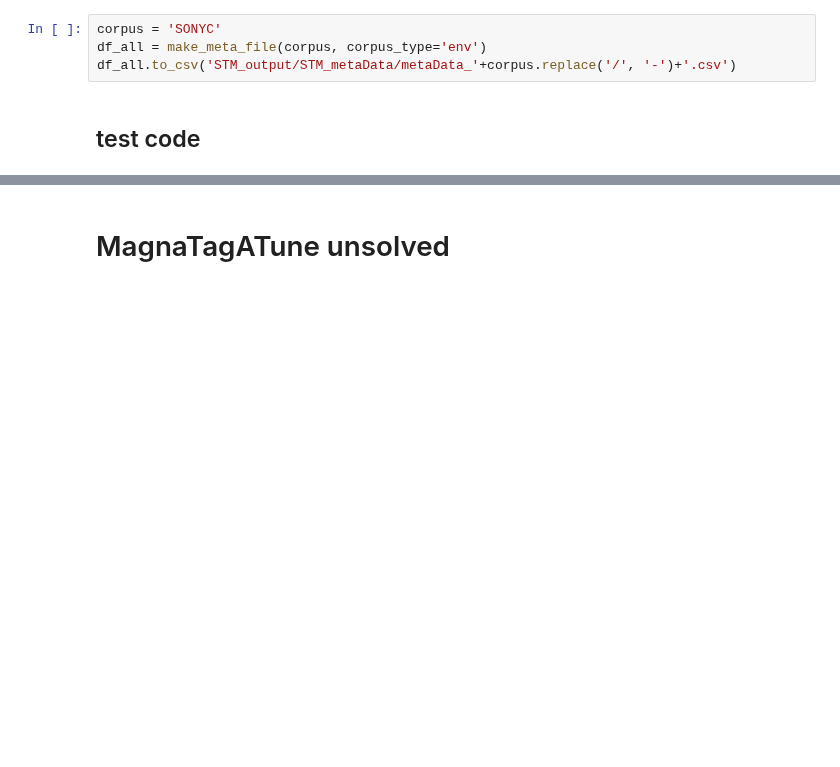
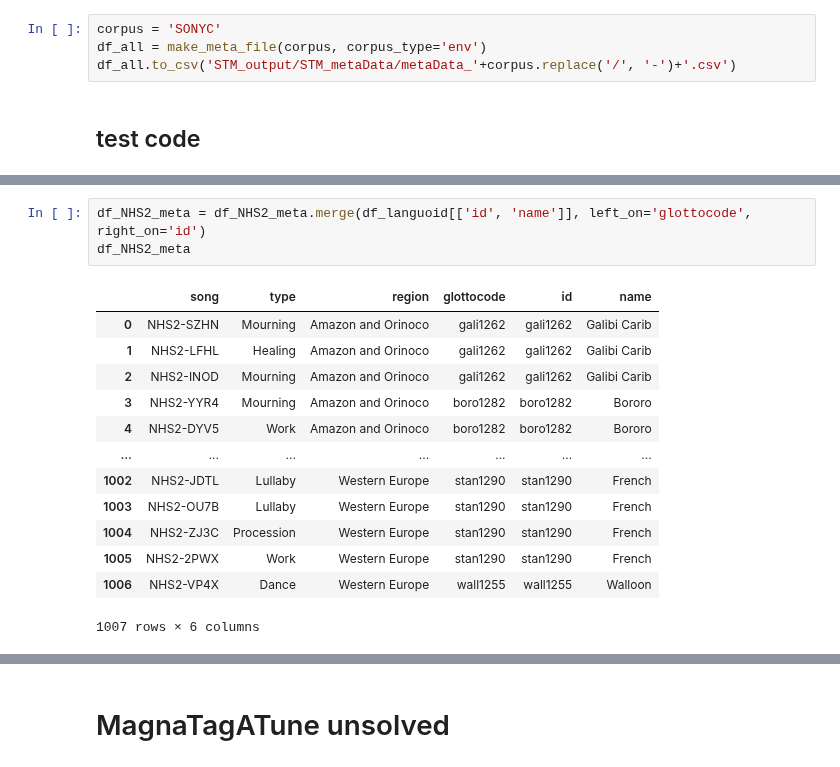
Before and after one commit to curlsloth/MusicSpeech-STM, a Jupyter notebook: STM03_build_meta_data.ipynb, the cells around one changed output, grey strips where cells are left out. Saved outputs shown, nothing was run; the diff lists cells and outputs as text; blank space fills up the shorter version.

```diff
--- a/STM03_build_meta_data.ipynb
+++ b/STM03_build_meta_data.ipynb
@@ -690,0 +581,17 @@ df_all
+# %%
+df_NHS2_meta = df_NHS2_meta.merge(df_languoid[['id', 'name']], left_on='glottocode', right_on='id')
+df_NHS2_meta
+# %% [output]
+|  | song | type | region | glottocode | id | name |
+| 0 | NHS2-SZHN | Mourning | Amazon and Orinoco | gali1262 | gali1262 | Galibi Carib |
+| 1 | NHS2-LFHL | Healing | Amazon and Orinoco | gali1262 | gali1262 | Galibi Carib |
+| 2 | NHS2-INOD | Mourning | Amazon and Orinoco | gali1262 | gali1262 | Galibi Carib |
+| 3 | NHS2-YYR4 | Mourning | Amazon and Orinoco | boro1282 | boro1282 | Bororo |
+| 4 | NHS2-DYV5 | Work | Amazon and Orinoco | boro1282 | boro1282 | Bororo |
+| ... | ... | ... | ... | ... | ... | ... |
+| 1002 | NHS2-JDTL | Lullaby | Western Europe | stan1290 | stan1290 | French |
+| 1003 | NHS2-OU7B | Lullaby | Western Europe | stan1290 | stan1290 | French |
+| 1004 | NHS2-ZJ3C | Procession | Western Europe | stan1290 | stan1290 | French |
+| 1005 | NHS2-2PWX | Work | Western Europe | stan1290 | stan1290 | French |
+| 1006 | NHS2-VP4X | Dance | Western Europe | wall1255 | wall1255 | Walloon |
+1007 rows × 6 columns
```
Also changed, not shown: parts of 12 cells of this notebook, 1 other file.
